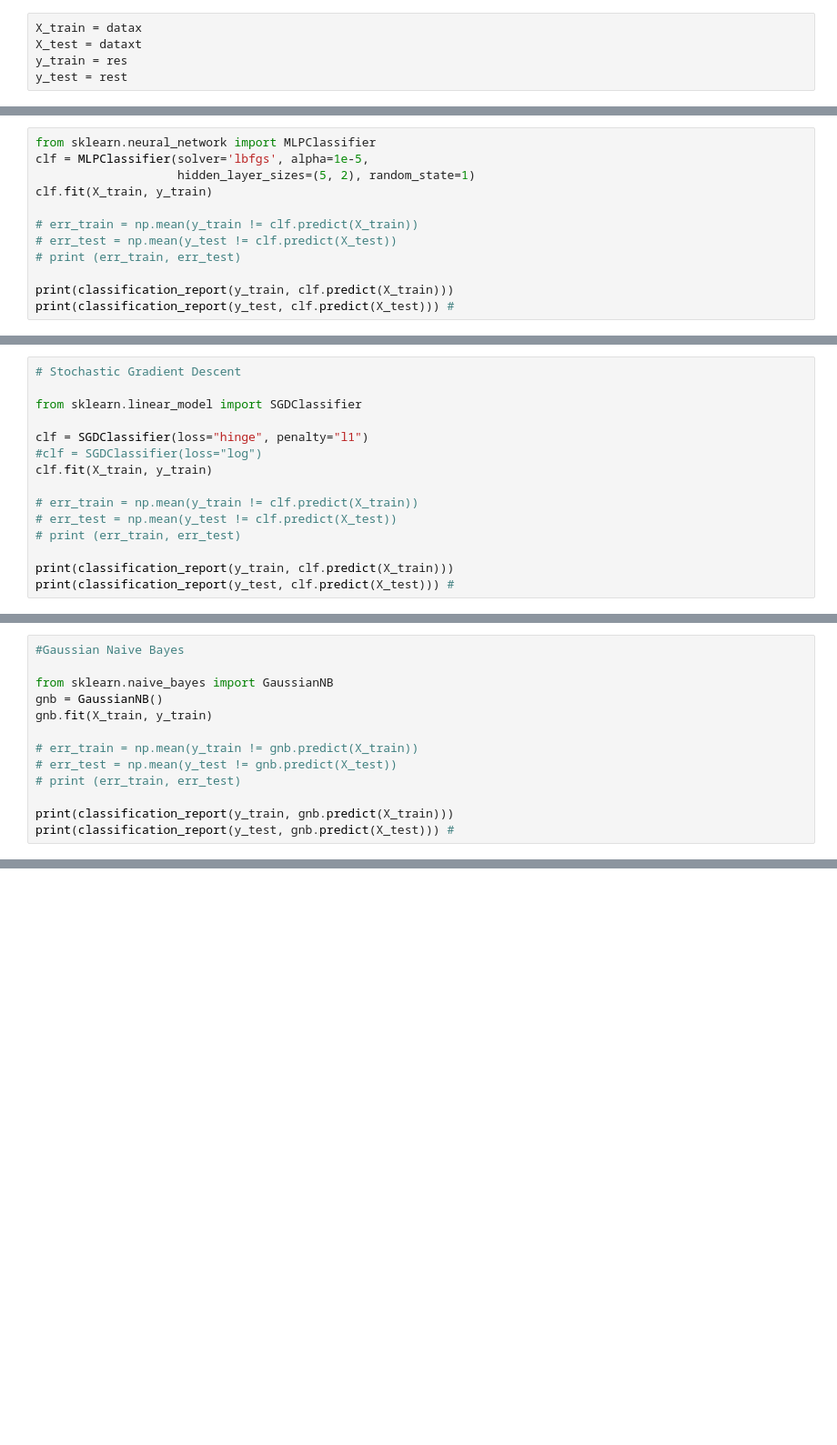
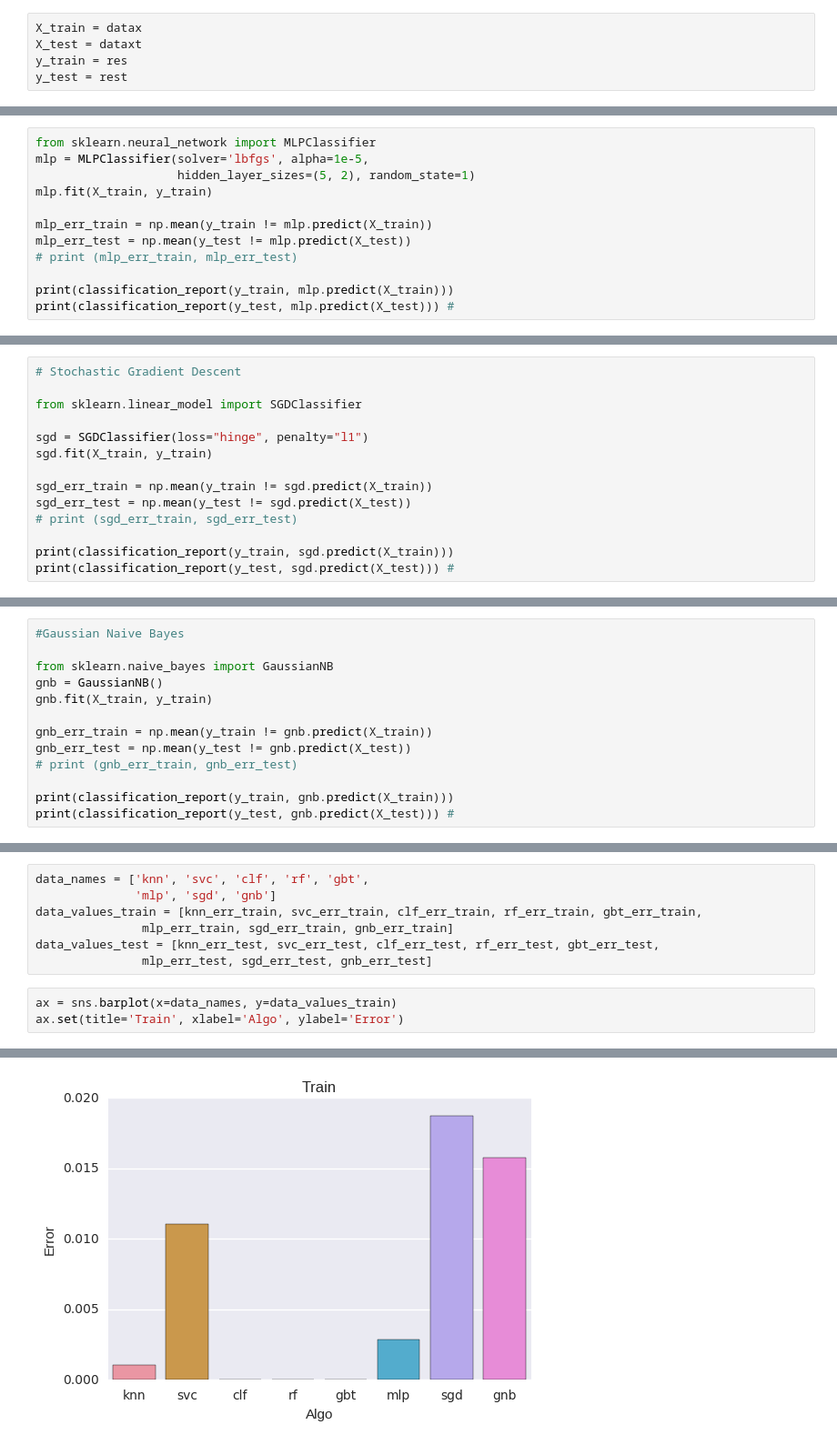
Before and after one commit to recluse27/MyProjects, a Jupyter notebook: coursework_final.ipynb, the cells around one changed output, grey strips where cells are left out. Shown at 91% size. Cells and saved outputs as stored; diff of their text form; blank space fills up the shorter version.

Commit message:
Added charts and comments to coursework

```diff
--- a/coursework_final.ipynb
+++ b/coursework_final.ipynb
@@ -327,16 +299,16 @@ avg / total       1.00      1.00      1.00     12955
 avg / total       0.90      0.55      0.66      1492
 # %%
 from sklearn.neural_network import MLPClassifier
-clf = MLPClassifier(solver='lbfgs', alpha=1e-5,
+mlp = MLPClassifier(solver='lbfgs', alpha=1e-5,
                     hidden_layer_sizes=(5, 2), random_state=1)
-clf.fit(X_train, y_train)
+mlp.fit(X_train, y_train)
 
-# err_train = np.mean(y_train != clf.predict(X_train))
-# err_test = np.mean(y_test != clf.predict(X_test))
-# print (err_train, err_test)
+mlp_err_train = np.mean(y_train != mlp.predict(X_train))
+mlp_err_test = np.mean(y_test != mlp.predict(X_test))
+# print (mlp_err_train, mlp_err_test)
 
-print(classification_report(y_train, clf.predict(X_train)))
-print(classification_report(y_test, clf.predict(X_test))) #
+print(classification_report(y_train, mlp.predict(X_train)))
+print(classification_report(y_test, mlp.predict(X_test))) #
 # %% [output]
              precision    recall  f1-score   support
 
@@ -356,16 +328,15 @@ avg / total       0.92      0.93      0.93      1492
 
 from sklearn.linear_model import SGDClassifier
 
-clf = SGDClassifier(loss="hinge", penalty="l1")
-#clf = SGDClassifier(loss="log")
-clf.fit(X_train, y_train)
+sgd = SGDClassifier(loss="hinge", penalty="l1")
+sgd.fit(X_train, y_train)
 
-# err_train = np.mean(y_train != clf.predict(X_train))
-# err_test = np.mean(y_test != clf.predict(X_test))
-# print (err_train, err_test)
+sgd_err_train = np.mean(y_train != sgd.predict(X_train))
+sgd_err_test = np.mean(y_test != sgd.predict(X_test))
+# print (sgd_err_train, sgd_err_test)
 
-print(classification_report(y_train, clf.predict(X_train)))
-print(classification_report(y_test, clf.predict(X_test))) #
+print(classification_report(y_train, sgd.predict(X_train)))
+print(classification_report(y_test, sgd.predict(X_test))) #
 # %% [output]
              precision    recall  f1-score   support
 
@@ -387,9 +358,9 @@ from sklearn.naive_bayes import GaussianNB
 gnb = GaussianNB()
 gnb.fit(X_train, y_train)
 
-# err_train = np.mean(y_train != gnb.predict(X_train))
-# err_test = np.mean(y_test != gnb.predict(X_test))
-# print (err_train, err_test)
+gnb_err_train = np.mean(y_train != gnb.predict(X_train))
+gnb_err_test = np.mean(y_test != gnb.predict(X_test))
+# print (gnb_err_train, gnb_err_test)
 
 print(classification_report(y_train, gnb.predict(X_train)))
 print(classification_report(y_test, gnb.predict(X_test))) #
@@ -407,3 +378,14 @@ avg / total       0.98      0.98      0.98     12955
           1       0.94      1.00      0.97      1397
 
 avg / total       0.88      0.94      0.91      1492
+# %%
+data_names = ['knn', 'svc', 'clf', 'rf', 'gbt',
+              'mlp', 'sgd', 'gnb']
+data_values_train = [knn_err_train, svc_err_train, clf_err_train, rf_err_train, gbt_err_train,
+               mlp_err_train, sgd_err_train, gnb_err_train]
+data_values_test = [knn_err_test, svc_err_test, clf_err_test, rf_err_test, gbt_err_test,
+               mlp_err_test, sgd_err_test, gnb_err_test]
+# %%
+ax = sns.barplot(x=data_names, y=data_values_train)
+ax.set(title='Train', xlabel='Algo', ylabel='Error')
+# %% [output]
@@ -409,0 +395 @@ avg / total       0.88      0.94      0.91      1492
+[figure, added]
```
Also changed, not shown: parts of 33 cells of this notebook.
